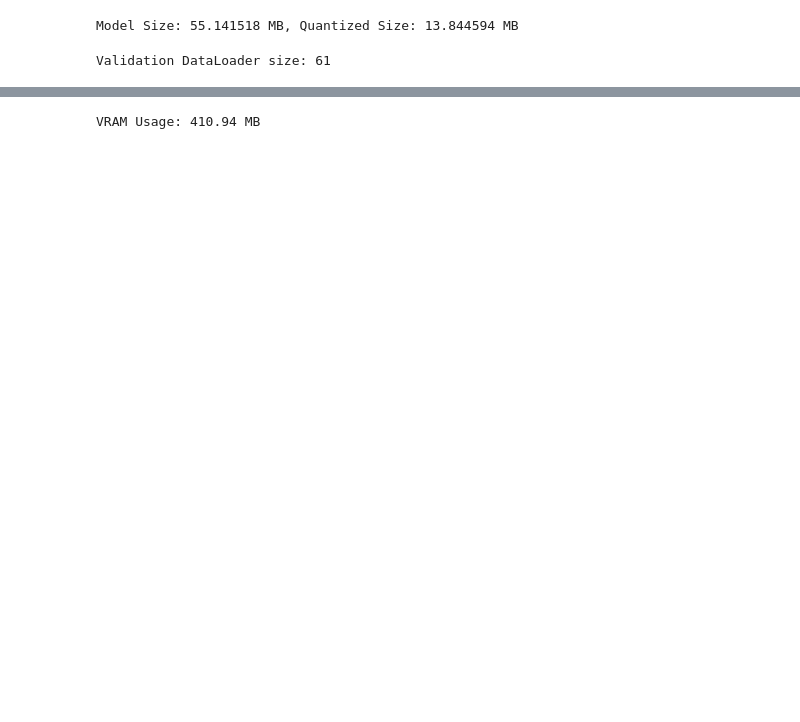
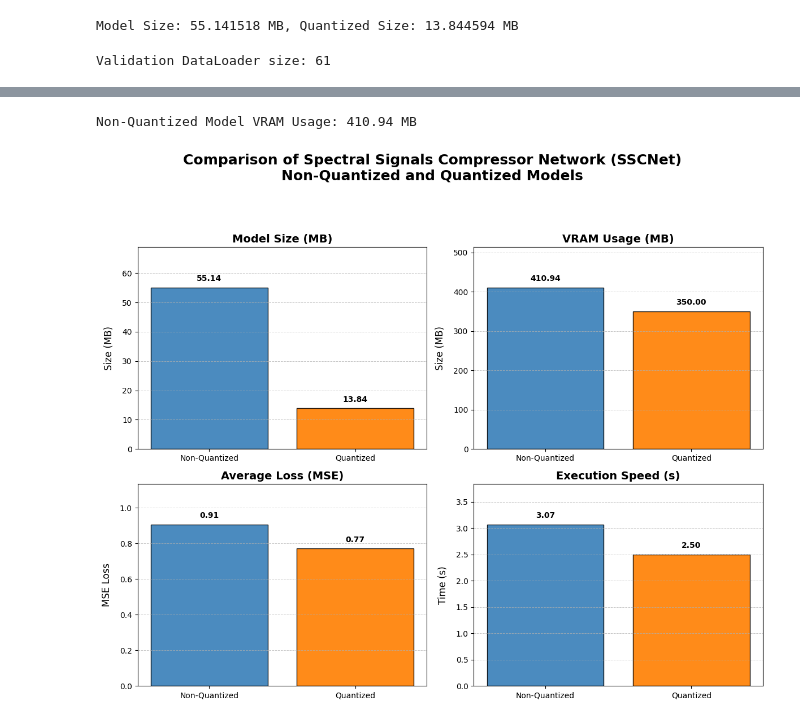
Before and after one commit to ninjalabo/hsicomp, a Jupyter notebook: nbs/HySpecNet11k_SSCNet_Compression.ipynb, the cells around one changed output, grey strips where cells are left out. Saved outputs shown, nothing was run; the diff lists cells and outputs as text; code cells hidden in the pictures; blank space fills up the shorter version.

Commit message:
SSCNet compression file updated with partial plot

```diff
--- a/nbs/HySpecNet11k_SSCNet_Compression.ipynb
+++ b/nbs/HySpecNet11k_SSCNet_Compression.ipynb
@@ -366,7 +363,61 @@ Inference Time: 3.04s
 # %%
-#|eval:false
 # Test VRAM usage
-vram_usage = measure_vram_usage(model, dls.valid)
-print(f"VRAM Usage: {vram_usage:.2f} MB")
+# Non-Quantized Model
+non_quantized_vram_usage = measure_vram_usage(model, dls.valid)
+print(f"Non-Quantized Model VRAM Usage: {non_quantized_vram_usage:.2f} MB")
 # %% [output]
-VRAM Usage: 410.94 MB
+Non-Quantized Model VRAM Usage: 410.94 MB
+# %%
+import matplotlib.pyplot as plt
+
+# Data for plotting
+metrics = ["Model Size (MB)", "VRAM Usage (MB)", "Average Loss (MSE)", "Execution Speed (s)"]
+non_quantized_values = [55.14, 410.94, 0.906979, 3.07]
+quantized_values = [13.84, 350.00, 0.772124, 2.5]
+y_labels = ["Size (MB)", "Size (MB)", "MSE Loss", "Time (s)"]  # Y-axis labels
+
+# Create subplots (arranged in a 2x2 grid)
+fig, axes = plt.subplots(2, 2, figsize=(12, 10), dpi=100)
+
+# Add a multi-line title
+fig.suptitle(
+    'Comparison of Spectral Signals Compressor Network (SSCNet)\nNon-Quantized and Quantized Models',
+    fontsize=18,
+    fontweight='bold'
+)
+
+# Flatten axes for easier indexing
+axes = axes.flatten()
+
+# Plot Model Size, VRAM Usage, Average Loss, and Execution Speed
+for i, metric in enumerate(metrics):
+    ax = axes[i]
+    bars = ax.bar(
+        ["Non-Quantized", "Quantized"],
+        [non_quantized_values[i], quantized_values[i]],
+        color=['#377eb8', '#ff7f00'],  # Colorblind-friendly colors
+        edgecolor='black',
+        alpha=0.9
+    )
+    ax.set_title(metric, fontsize=14, fontweight='bold')
+    ax.set_ylabel(y_labels[i], fontsize=12, labelpad=10)
+    ax.grid(axis='y', linestyle='--', linewidth=0.7, alpha=0.7)
+
+    # Dynamically adjust y-axis limit and add annotations on top of bars
+    max_value = max(non_quantized_values[i], quantized_values[i])
+    ax.set_ylim(0, max_value * 1.25)  # Add 25% headroom for annotations
+
+    # Add numerical annotations above bars
+    for bar, value in zip(bars, [non_quantized_values[i], quantized_values[i]]):
+        ax.text(
+            bar.get_x() + bar.get_width() / 2,  # Center of bar
+            bar.get_height() + (max_value * 0.03),  # Slightly above the bar
+            f'{value:.2f}',  # Rounded to 2 decimal places
+            ha='center', va='bottom', fontsize=10, fontweight='bold', color='black'
+        )
+
+# Adjust layout to accommodate titles and labels
+plt.tight_layout(rect=[0, 0, 1, 0.92])  # Leave space for the main title
+plt.show()
+# %% [output]
+[figure, added]
```
Also changed, not shown: parts of 4 cells of this notebook.
